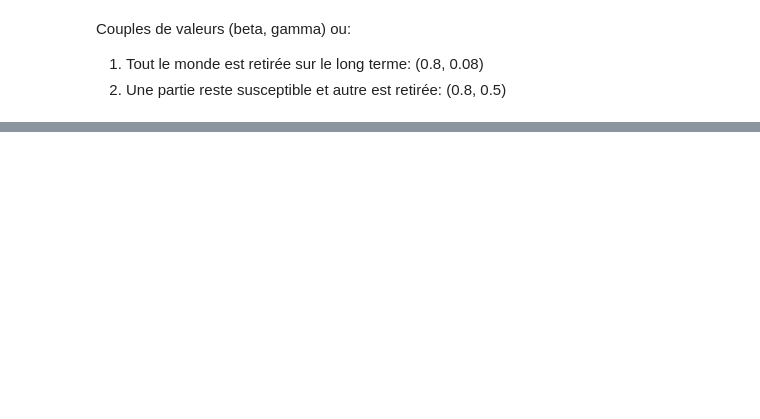
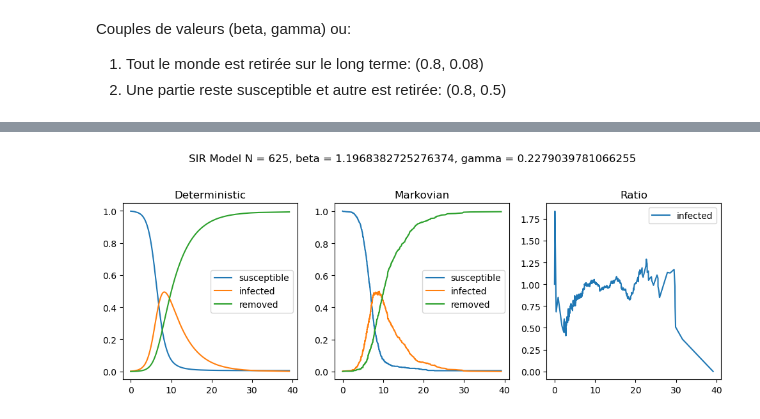
Before and after one commit to Vinschers/queueing-theory, a Jupyter notebook: Project1_DUTRA_VICENTIN.ipynb, the cells around one changed output, grey strips where cells are left out. Saved outputs shown, nothing was run; the diff lists cells and outputs as text; code cells hidden in the pictures; blank space fills up the shorter version.

```diff
--- a/Project1_DUTRA_VICENTIN.ipynb
+++ b/Project1_DUTRA_VICENTIN.ipynb
@@ -136,0 +197,15 @@ Couples de valeurs (beta, gamma) ou:
+# %%
+def plot_SIR_mov_avg(s, i, r, N):
+    window_size = 7
+    kernel = np.ones(window_size)/window_size
+
+    #r = np.convolve(r, kernel, mode='valid')
+    #i = np.convolve(i, kernel, mode='valid')
+    #s = np.convolve(s, kernel, mode='valid')
+
+    plt.plot(s / N, label='susceptibles')
+    plt.plot(i / N, label='infected')
+    plt.plot(r / N, label='removed')
+
+    plt.legend()
+    plt.show()
@@ -136,0 +244,8 @@ Couples de valeurs (beta, gamma) ou:
+# %%
+N, beta, gamma = estimate_parameters(data, '91')
+plt.plot(gamma)
+plt.plot(beta)
+plt.show()
+
+print(np.mean(beta))
+print(np.mean(gamma))
@@ -136,0 +259,16 @@ Couples de valeurs (beta, gamma) ou:
+# %%
+beta = np.mean(beta)
+gamma = np.mean(gamma)
+T_max = 1_000_000
+N = N
+
+x_markov, t_markov = markov_sir(N, beta, gamma, T_max)
+x_markov = x_markov / N
+
+s_markov, i_markov, r_markov = x_markov[:, 0], x_markov[:, 1], x_markov[:, 2]
+
+s_sir, i_sir, r_sir, t_sir = SIR(N, t_markov, beta, gamma)
+
+plot_simulation(s_sir, i_sir, r_sir, t_sir, s_markov, i_markov, r_markov, t_markov)
+# %% [output]
+[figure, added]
```
Also changed, not shown: parts of 13 cells of this notebook.
